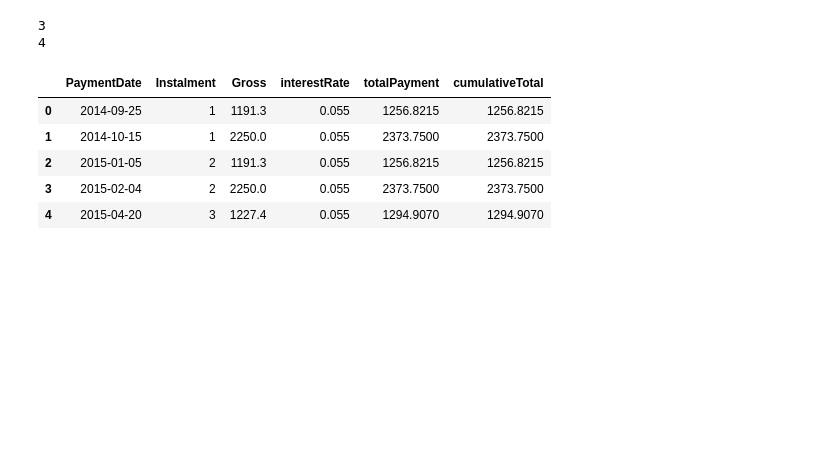
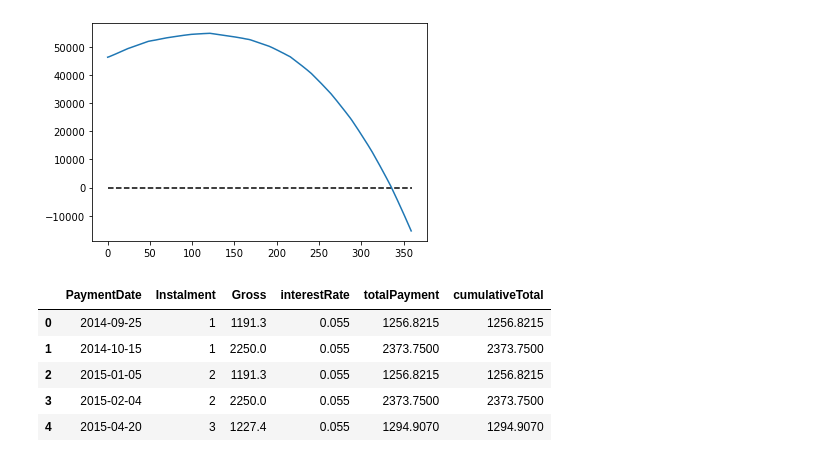
Before and after one commit to lvassor/student_finance_simulation, a Jupyter notebook: notebooks/payoffSimulation.ipynb, the cells around one changed output. Cells and saved outputs as stored; diff of their text form; code cells hidden in the pictures; blank space fills up the shorter version.

```diff
--- a/notebooks/payoffSimulation.ipynb
+++ b/notebooks/payoffSimulation.ipynb
@@ -91,16 +93,17 @@ def populateInterestRate(myPayments):
         myPayments.loc[i, "cumulativeTotal"] = myPayments.loc[i, "Gross"]*(rate+1)
     return myPayments
 
-def graduateAmount(myPayments=None, simEnd="yearEnd"):
+def graduateAmount(simEnd, employmentStart, myPayments=None):
     cumulativeTotal = 0
     interestRate = 0
     if myPayments is not None:
         startDate = min(myPayments.PaymentDate)
-
         if simEnd == "yearEnd":
             graduationYear = max(myPayments.PaymentDate).year # assumes that final payment occurs during graduation year
             yearEnd = str(graduationYear)+"-08-31"
             endDate = pd.Timestamp(yearEnd) # simulation ends at end of academic year of final payment
+        elif simEnd == "employment":
+            endDate = pd.Timestamp(employmentStart)
         else:
             endDate = max(myPayments.PaymentDate) # simulation ends at final payment
 
@@ -108,7 +111,10 @@ def graduateAmount(myPayments=None, simEnd="yearEnd"):
         delta = timedelta(days=1)
 
         while startDate <= endDate: # up to and including final payment
-            interestRate = findInterestRate(startDate)
+            try:
+                interestRate = findInterestRate(startDate)
+            except KeyError:
+                interestRate = 0.06
             cumulativeTotal *= (1+(interestRate/365)) # apply interest on previous payments before new payment
             if startDate in paymentDates:
 #                 interestRate = myPayments.loc[myPayments.PaymentDate == startDate, "interestRate"].values[0]
@@ -121,6 +127,18 @@ def graduateAmount(myPayments=None, simEnd="yearEnd"):
         cumulativeTotal = input()
     return cumulativeTotal
 
+def loanAtEmployment(principal, principal_date, employment_start):
+    '''when payment data is absent, plug in last statement amount and date'''
+    endDate = pd.Timestamp(employment_start)
+    startDate = principal_date
+    cumulativeTotal = principal
+    delta = timedelta(days=1)
+
+    while startDate <= endDate: # up to and including final payment
+        interestRate = findInterestRate(startDate)
+        cumulativeTotal *= (1+(interestRate/365)) # apply interest on previous payments before new payment
+        startDate += delta
+    return cumulativeTotal
 
 def simulateLifetimeEarnings(grossSalaryPA, N, principal, employment_start):
     lifetime_tax = 0
@@ -151,7 +169,10 @@ def simulateLifetimeEarnings(grossSalaryPA, N, principal, employment_start):
             print("INSTALMENT paid ", calcStudentFinPM(grossSalaryPA), "Cumulative total: ", cumulativeTotal)
 #         print(sdate, " Today's Amount: ", cumulativeTotal)
         sdate += delta
+
     return cumulativeList
+
+
 #         print("salary: ", grossSalaryPA, ". Student finance cumulative: ", lifetime_SF)
 #         if i == 30:
 #             print("***************30 YEARS***************")
@@ -161,3 +197,6 @@ def simulateLifetimeEarnings(grossSalaryPA, N, principal, employment_start):
 # %%
-cumList = simulateLifetimeEarnings(grossSalaryPA=30000, N=30, principal=42000, employment_start="2019-10-07")
+cumulativeList = simulateLifetimeEarnings(grossSalaryPA = 35000,
+                                          N = 30,
+                                          principal = graduateAmount(simEnd = "employment", employmentStart = "2019-10-07", myPayments = myPayments),
+                                          employment_start = "2019-10-07")
 # %% [output]
@@ -229,7 +219,0 @@ end = pd.Timestamp("2020-01-03")
-# %%
-b = 4
-print(a)
-print(b)
-# %% [output]
-3
-4
@@ -253,3 +220,9 @@ myPayments = readPayments(file_name)
+# %%
+plt.plot(cumulativeList)
+plt.hlines(y=0, xmin=0, xmax=len(cumulativeList), linestyle = '--')
+plt.show()
+# %% [output]
+[figure, added]
 # %%
 myPayments = populateInterestRate(myPayments)
 myPayments.head()
```
Also changed, not shown: parts of 14 cells of this notebook.
